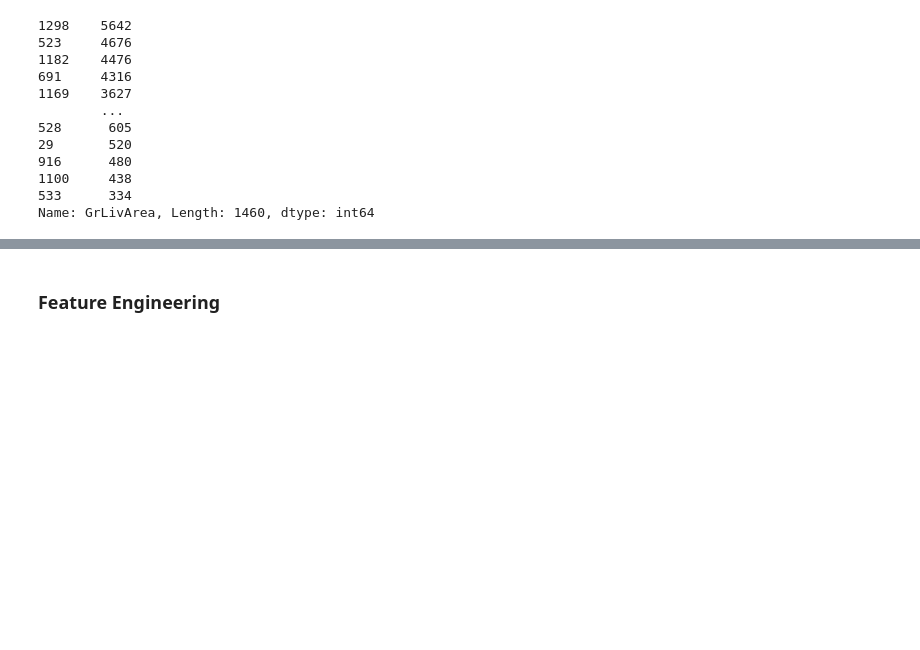
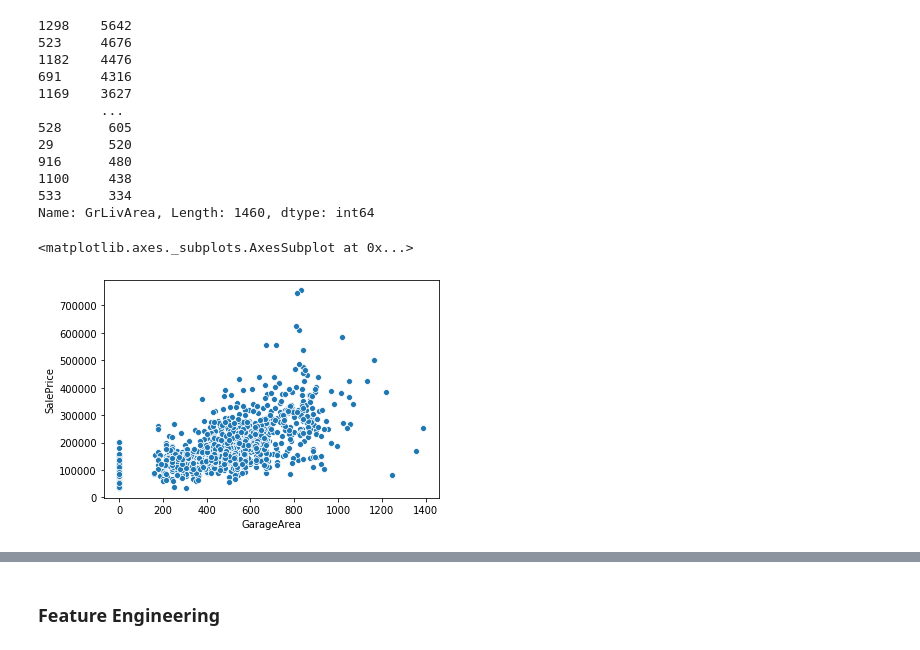
Before and after one commit to kristinteves/ML_HousePrice, a Jupyter notebook: Van/AmesHousing_DataProcessing.ipynb, the cells around one changed output, grey strips where cells are left out. Cells and saved outputs as stored; diff of their text form; code cells hidden in the pictures; blank space fills up the shorter version.

```diff
--- a/Van/AmesHousing_DataProcessing.ipynb
+++ b/Van/AmesHousing_DataProcessing.ipynb
@@ -201,0 +235,5 @@ Name: GrLivArea, Length: 1460, dtype: int64
+# %%
+sns.scatterplot(train['GarageArea'], train['SalePrice'])
+# %% [output]
+<matplotlib.axes._subplots.AxesSubplot at 0x...>
+[figure, added]
```
Also changed, not shown: parts of 22 cells of this notebook, 2 other files.
